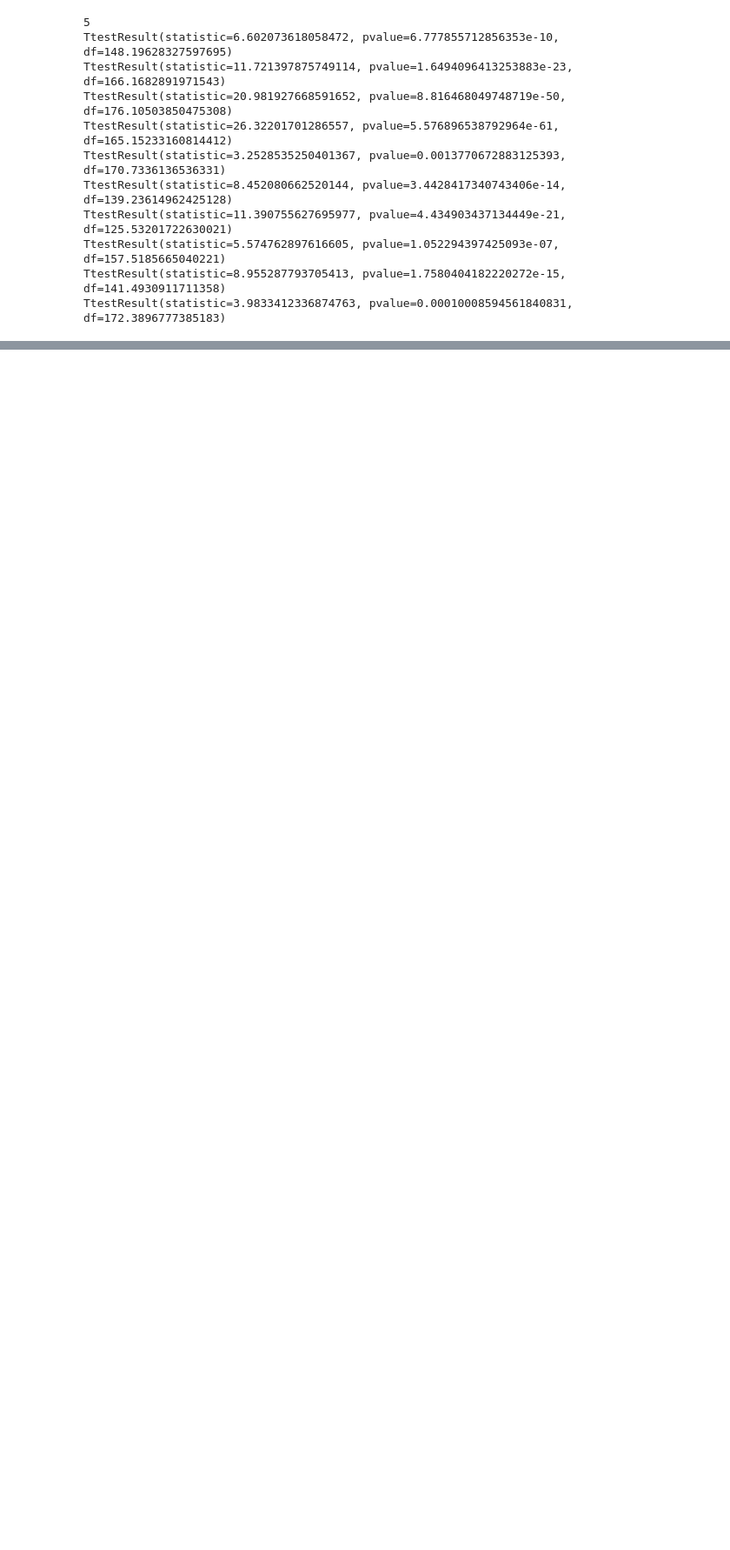
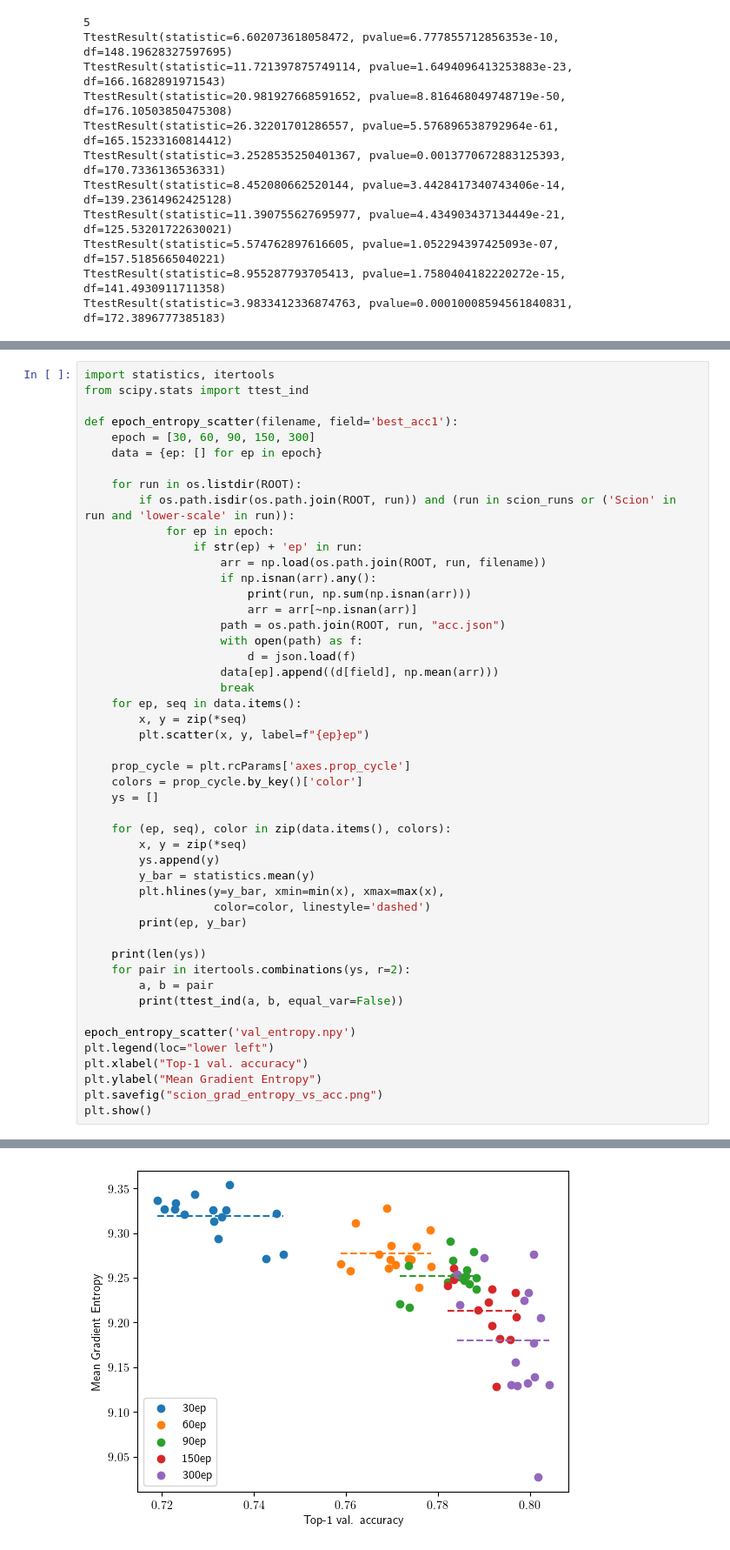
Before and after one commit to EIFY/mup-vit, a Jupyter notebook: notebooks/sweep_eval.ipynb, the cells around one changed output, grey strips where cells are left out. Shown at 87% size. Saved outputs shown, nothing was run; the diff lists cells and outputs as text; blank space fills up the shorter version.

```diff
--- a/notebooks/sweep_eval.ipynb
+++ b/notebooks/sweep_eval.ipynb
@@ -529,0 +264,49 @@ missing=310
+# %%
+import statistics, itertools
+from scipy.stats import ttest_ind
+
+def epoch_entropy_scatter(filename, field='best_acc1'):
+    epoch = [30, 60, 90, 150, 300]
+    data = {ep: [] for ep in epoch}
+
+    for run in os.listdir(ROOT):
+        if os.path.isdir(os.path.join(ROOT, run)) and (run in scion_runs or ('Scion' in run and 'lower-scale' in run)):
+            for ep in epoch:
+                if str(ep) + 'ep' in run:
+                    arr = np.load(os.path.join(ROOT, run, filename))
+                    if np.isnan(arr).any():
+                        print(run, np.sum(np.isnan(arr)))
+                        arr = arr[~np.isnan(arr)]
+                    path = os.path.join(ROOT, run, "acc.json")
+                    with open(path) as f:
+                        d = json.load(f)
+                    data[ep].append((d[field], np.mean(arr)))
+                    break
+    for ep, seq in data.items():
+        x, y = zip(*seq)
+        plt.scatter(x, y, label=f"{ep}ep")
+
+    prop_cycle = plt.rcParams['axes.prop_cycle']
+    colors = prop_cycle.by_key()['color']
+    ys = []
+
+    for (ep, seq), color in zip(data.items(), colors):
+        x, y = zip(*seq)
+        ys.append(y)
+        y_bar = statistics.mean(y)
+        plt.hlines(y=y_bar, xmin=min(x), xmax=max(x),
+                   color=color, linestyle='dashed')
+        print(ep, y_bar)
+
+    print(len(ys))
+    for pair in itertools.combinations(ys, r=2):
+        a, b = pair
+        print(ttest_ind(a, b, equal_var=False))
+
+epoch_entropy_scatter('val_entropy.npy')
+plt.legend(loc="lower left")
+plt.xlabel("Top-1 val. accuracy")
+plt.ylabel("Mean Gradient Entropy")
+plt.savefig("scion_grad_entropy_vs_acc.png")
+plt.show()
+# %% [output]
@@ -529,0 +329 @@ missing=310
+[figure, added]
```
Also changed, not shown: parts of 15 cells of this notebook, 15 other files.
